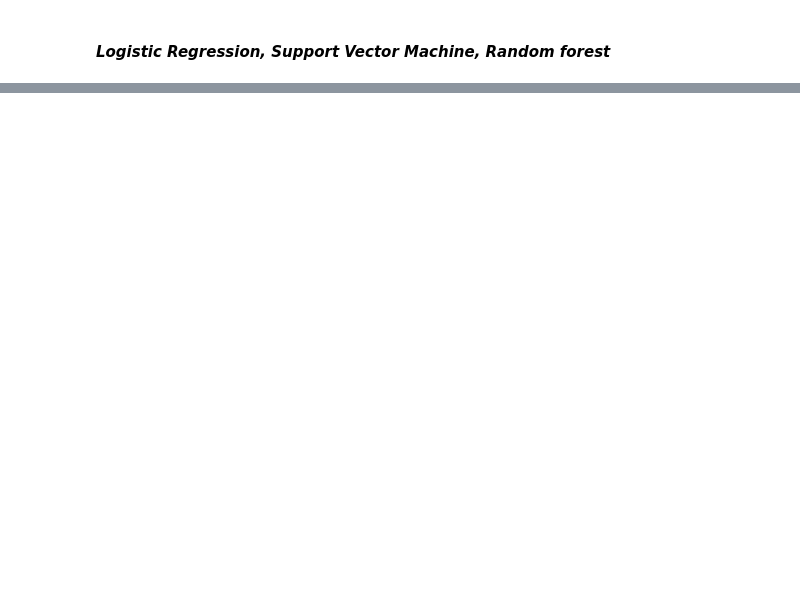
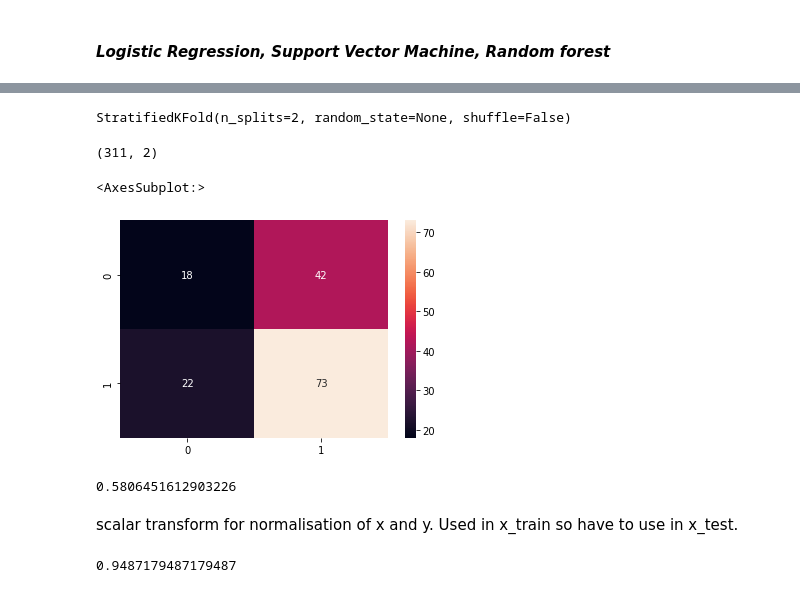
Before and after one commit to M-earnest/Neurocognitive_Psychology, a Jupyter notebook: Code/Data_organisation.ipynb, the cells around one changed output, grey strips where cells are left out. Cells and saved outputs as stored; diff of their text form; code cells hidden in the pictures; blank space fills up the shorter version.

```diff
--- a/Code/Data_organisation.ipynb
+++ b/Code/Data_organisation.ipynb
@@ -974,0 +883,27 @@ print (y, y_pred)
+# %%
+from sklearn.model_selection import StratifiedKFold
+from sklearn.linear_model import LogisticRegression
+from sklearn import preprocessing
+
+scalar = preprocessing.StandardScaler()
+
+y_pred = np.zeros(len(y))
+
+skf = StratifiedKFold(n_splits=2)
+skf.get_n_splits(X, y)
+
+print(skf)
+StratifiedKFold(n_splits=2, random_state=0, shuffle=True)
+for i, (train_index, test_index) in enumerate(skf.split(X, y[:,0])):
+    x_train = X[train_index]
+    x_test = X[test_index]
+    y_train = y[train_index, 0]
+    y_test = y[test_index, 0]
+
+    x_train = scalar.fit_transform(x_train)
+
+    clf = LogisticRegression(C=0.1, random_state=0)
+    clf.fit(x_train, y_train)
+    y_pred[test_index] = clf.predict(scalar.transform(x_test))
+# %% [output]
+StratifiedKFold(n_splits=2, random_state=None, shuffle=False)
@@ -974,0 +925,4 @@ print (y, y_pred)
+# %%
+y.shape
+# %% [output]
+(311, 2)
@@ -974,0 +933,21 @@ print (y, y_pred)
+# %%
+from sklearn.metrics import confusion_matrix
+import pandas as pd
+import seaborn as sns
+
+cm_group = confusion_matrix(y_test_group, y_group[155:310])
+
+sns.heatmap(cm_group, annot = True)
+# %% [output]
+<AxesSubplot:>
+[figure, added]
+# %%
+clf.score(scalar.transform(x_test),y_test)
+# %% [output]
+0.5806451612903226
+# %% [markdown]
+scalar transform for normalisation of x and y. Used in x_train so have to use in x_test.
+# %%
+clf.score(x_train,y_train)
+# %% [output]
+0.9487179487179487
```
Also changed, not shown: parts of 52 cells of this notebook.
